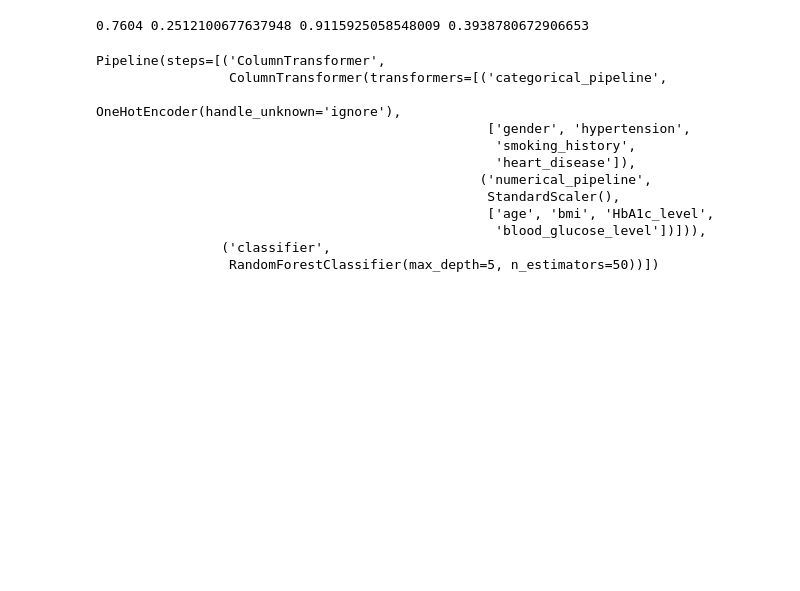
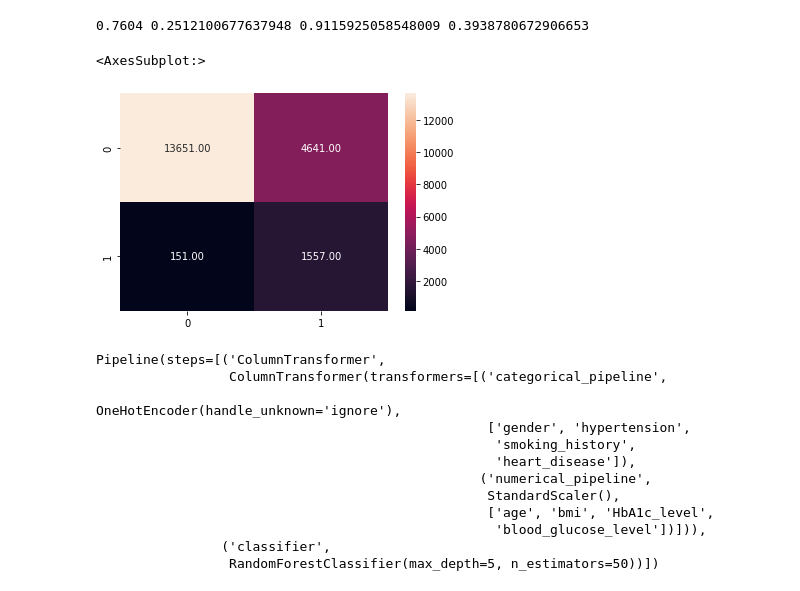
Before and after one commit to claralimasilva/Diabetes-Prediction-System, a Jupyter notebook: notebooks/01-exploratory_data_analysis.ipynb, the cells around one changed output. Drawn from its saved outputs; the diff is of its cells as text; code cells hidden in the pictures; blank space fills up the shorter version.

```diff
--- a/notebooks/01-exploratory_data_analysis.ipynb
+++ b/notebooks/01-exploratory_data_analysis.ipynb
@@ -341,6 +340,12 @@ mac = f1_score(y_test, y_pred)
 print(acc, prec, rec, mac)
 # %% [output]
 0.7604 0.2512100677637948 0.9115925058548009 0.3938780672906653
+# %%
+cf = confusion_matrix(y_test, y_pred)
+sns.heatmap(cf, annot=True, fmt="0.2f")
+# %% [output]
+<AxesSubplot:>
+[figure, added]
 # %%
 from sklearn.ensemble import RandomForestClassifier
 # %%
```
Also changed, not shown: parts of 17 cells of this notebook.
